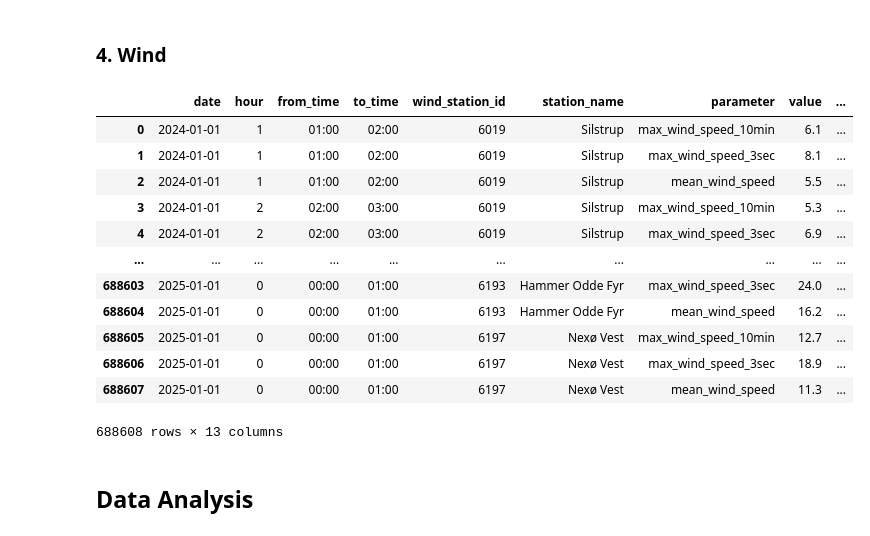
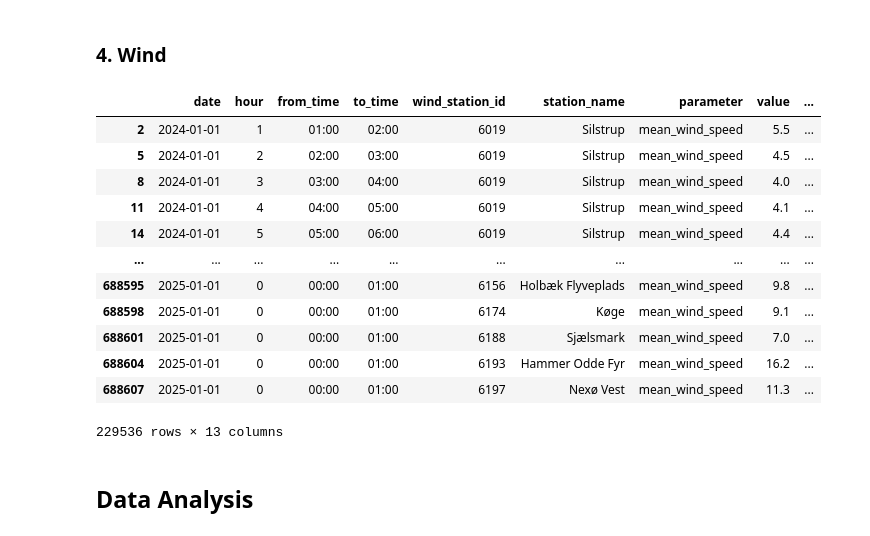
Before and after one commit to The-European-Avengers/BigDataProject, a Jupyter notebook: price_prediction.ipynb, the cells around one changed output. Drawn from its saved outputs; the diff is of its cells as text; code cells hidden in the pictures.

```diff
--- a/price_prediction.ipynb
+++ b/price_prediction.ipynb
@@ -175,38 +175,40 @@ display(sunlight)
 # %%
 wind = pd.read_csv('weather/danish_hourly_wind_data_2024.csv', delimiter=';')
 # wind = pd.read_csv('https://raw.githubusercontent.com/The-European-Avengers/BigDataProject/main/weather/danish_hourly_wind_data_2024.csv', delimiter=';')
 
 wind['datetime'] = pd.to_datetime(
     wind['date'] + ' ' + wind['to_time'],
     format='%Y-%m-%d %H:%M'  # matches your input
 )
 
 # Force timezone UTC
 wind['datetime'] = wind['datetime'].dt.tz_localize('UTC')
 
 # Convert to ISO 8601 with Z suffix
 wind['datetime'] = wind['datetime'].dt.strftime('%Y-%m-%dT%H:%M:%SZ')
 
 wind["CalculatedDKArea"] = wind.apply(lambda row: calculate_dk_area(row, "longitude", "longitude"), axis=1)
 wind['MunicipalityCode'] = wind.apply(lambda row: calculate_municipality_code(row), axis=1)
 
 wind = wind.rename(columns={'latitude': 'wind_latitude', 'longitude': 'wind_longitude', 'station_id': 'wind_station_id'})
 
+wind = wind[wind['parameter'] == 'mean_wind_speed']
+
 display(wind)
 # %% [output]
 |  | date | hour | from_time | to_time | wind_station_id | station_name | parameter | value | ... |
-| 0 | 2024-01-01 | 1 | 01:00 | 02:00 | 6019 | Silstrup | max_wind_speed_10min | 6.1 | ... |
-| 1 | 2024-01-01 | 1 | 01:00 | 02:00 | 6019 | Silstrup | max_wind_speed_3sec | 8.1 | ... |
 | 2 | 2024-01-01 | 1 | 01:00 | 02:00 | 6019 | Silstrup | mean_wind_speed | 5.5 | ... |
-| 3 | 2024-01-01 | 2 | 02:00 | 03:00 | 6019 | Silstrup | max_wind_speed_10min | 5.3 | ... |
-| 4 | 2024-01-01 | 2 | 02:00 | 03:00 | 6019 | Silstrup | max_wind_speed_3sec | 6.9 | ... |
+| 5 | 2024-01-01 | 2 | 02:00 | 03:00 | 6019 | Silstrup | mean_wind_speed | 4.5 | ... |
+| 8 | 2024-01-01 | 3 | 03:00 | 04:00 | 6019 | Silstrup | mean_wind_speed | 4.0 | ... |
+| 11 | 2024-01-01 | 4 | 04:00 | 05:00 | 6019 | Silstrup | mean_wind_speed | 4.1 | ... |
+| 14 | 2024-01-01 | 5 | 05:00 | 06:00 | 6019 | Silstrup | mean_wind_speed | 4.4 | ... |
 | ... | ... | ... | ... | ... | ... | ... | ... | ... | ... |
-| 688603 | 2025-01-01 | 0 | 00:00 | 01:00 | 6193 | Hammer Odde Fyr | max_wind_speed_3sec | 24.0 | ... |
+| 688595 | 2025-01-01 | 0 | 00:00 | 01:00 | 6156 | Holbæk Flyveplads | mean_wind_speed | 9.8 | ... |
+| 688598 | 2025-01-01 | 0 | 00:00 | 01:00 | 6174 | Køge | mean_wind_speed | 9.1 | ... |
+| 688601 | 2025-01-01 | 0 | 00:00 | 01:00 | 6188 | Sjælsmark | mean_wind_speed | 7.0 | ... |
 | 688604 | 2025-01-01 | 0 | 00:00 | 01:00 | 6193 | Hammer Odde Fyr | mean_wind_speed | 16.2 | ... |
-| 688605 | 2025-01-01 | 0 | 00:00 | 01:00 | 6197 | Nexø Vest | max_wind_speed_10min | 12.7 | ... |
-| 688606 | 2025-01-01 | 0 | 00:00 | 01:00 | 6197 | Nexø Vest | max_wind_speed_3sec | 18.9 | ... |
 | 688607 | 2025-01-01 | 0 | 00:00 | 01:00 | 6197 | Nexø Vest | mean_wind_speed | 11.3 | ... |
-688608 rows × 13 columns
+229536 rows × 13 columns
 # %% [markdown]
 ## Data Analysis
 # %%
```
Also changed, not shown: parts of 2 cells of this notebook.
